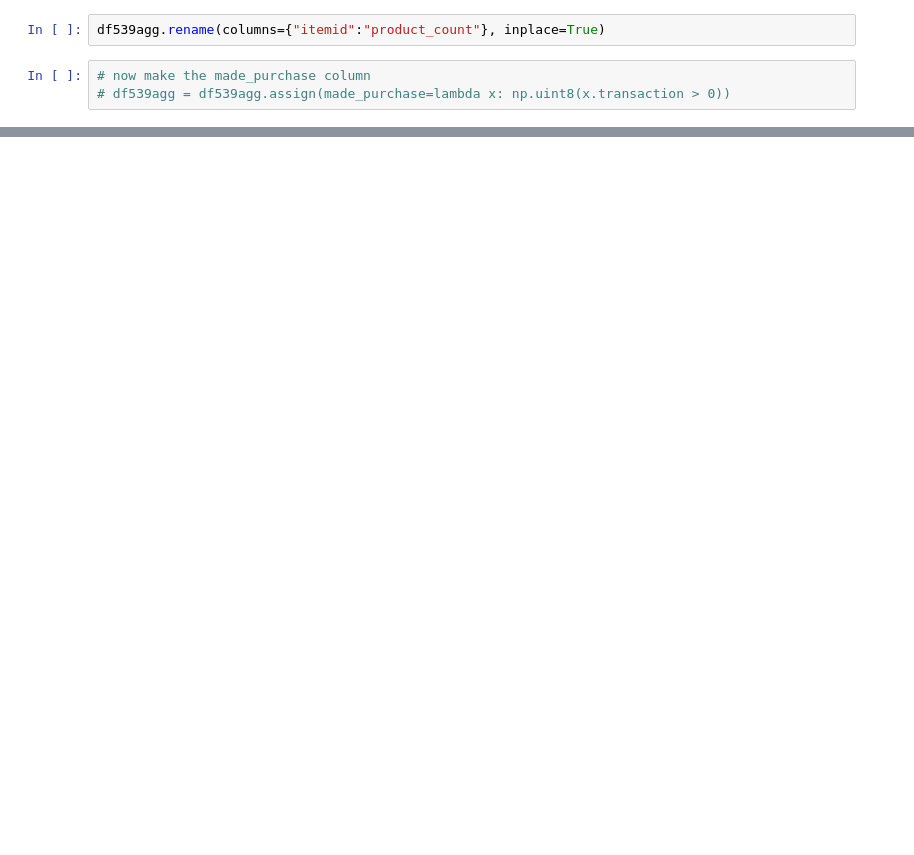
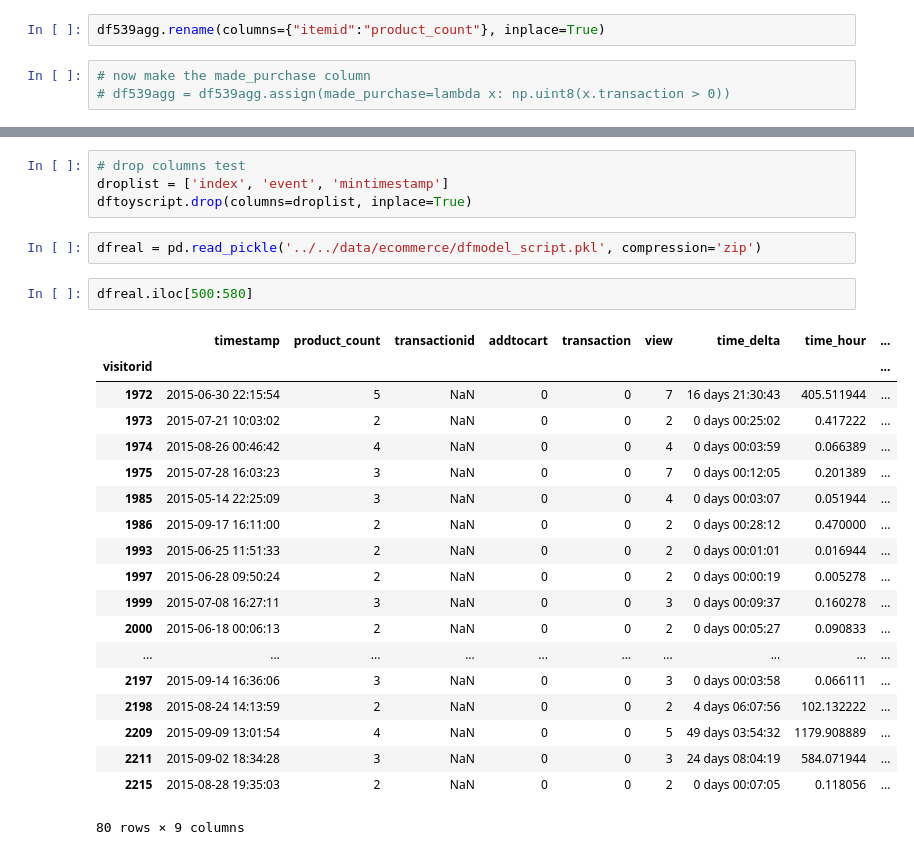
Before and after one commit to truejimfrank/WebCustomerFingerprints, a Jupyter notebook: notebooks/logistic_process.ipynb, the cells around one changed output, grey strips where cells are left out. Saved outputs shown, nothing was run; the diff lists cells and outputs as text; blank space fills up the shorter version.

Commit message:
script works on full data

```diff
--- a/notebooks/logistic_process.ipynb
+++ b/notebooks/logistic_process.ipynb
@@ -411,0 +390,28 @@ dfevents.loc[mask1 | mask2]
+# %%
+# drop columns test
+droplist = ['index', 'event', 'mintimestamp']
+dftoyscript.drop(columns=droplist, inplace=True)
+# %%
+dfreal = pd.read_pickle('../../data/ecommerce/dfmodel_script.pkl', compression='zip')
+# %%
+dfreal.iloc[500:580]
+# %% [output]
+|  | timestamp | product_count | transactionid | addtocart | transaction | view | time_delta | time_hour | ... |
+| visitorid |  |  |  |  |  |  |  |  | ... |
+| 1972 | 2015-06-30 22:15:54 | 5 | NaN | 0 | 0 | 7 | 16 days 21:30:43 | 405.511944 | ... |
+| 1973 | 2015-07-21 10:03:02 | 2 | NaN | 0 | 0 | 2 | 0 days 00:25:02 | 0.417222 | ... |
+| 1974 | 2015-08-26 00:46:42 | 4 | NaN | 0 | 0 | 4 | 0 days 00:03:59 | 0.066389 | ... |
+| 1975 | 2015-07-28 16:03:23 | 3 | NaN | 0 | 0 | 7 | 0 days 00:12:05 | 0.201389 | ... |
+| 1985 | 2015-05-14 22:25:09 | 3 | NaN | 0 | 0 | 4 | 0 days 00:03:07 | 0.051944 | ... |
+| 1986 | 2015-09-17 16:11:00 | 2 | NaN | 0 | 0 | 2 | 0 days 00:28:12 | 0.470000 | ... |
+| 1993 | 2015-06-25 11:51:33 | 2 | NaN | 0 | 0 | 2 | 0 days 00:01:01 | 0.016944 | ... |
+| 1997 | 2015-06-28 09:50:24 | 2 | NaN | 0 | 0 | 2 | 0 days 00:00:19 | 0.005278 | ... |
+| 1999 | 2015-07-08 16:27:11 | 3 | NaN | 0 | 0 | 3 | 0 days 00:09:37 | 0.160278 | ... |
+| 2000 | 2015-06-18 00:06:13 | 2 | NaN | 0 | 0 | 2 | 0 days 00:05:27 | 0.090833 | ... |
+| ... | ... | ... | ... | ... | ... | ... | ... | ... | ... |
+| 2197 | 2015-09-14 16:36:06 | 3 | NaN | 0 | 0 | 3 | 0 days 00:03:58 | 0.066111 | ... |
+| 2198 | 2015-08-24 14:13:59 | 2 | NaN | 0 | 0 | 2 | 4 days 06:07:56 | 102.132222 | ... |
+| 2209 | 2015-09-09 13:01:54 | 4 | NaN | 0 | 0 | 5 | 49 days 03:54:32 | 1179.908889 | ... |
+| 2211 | 2015-09-02 18:34:28 | 3 | NaN | 0 | 0 | 3 | 24 days 08:04:19 | 584.071944 | ... |
+| 2215 | 2015-08-28 19:35:03 | 2 | NaN | 0 | 0 | 2 | 0 days 00:07:05 | 0.118056 | ... |
+80 rows × 9 columns
```
Also changed, not shown: parts of 3 cells of this notebook, 1 other file.
